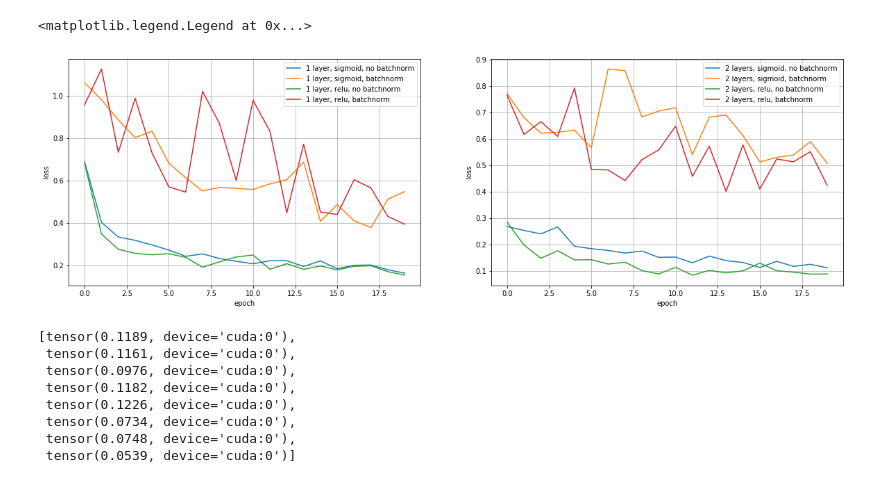
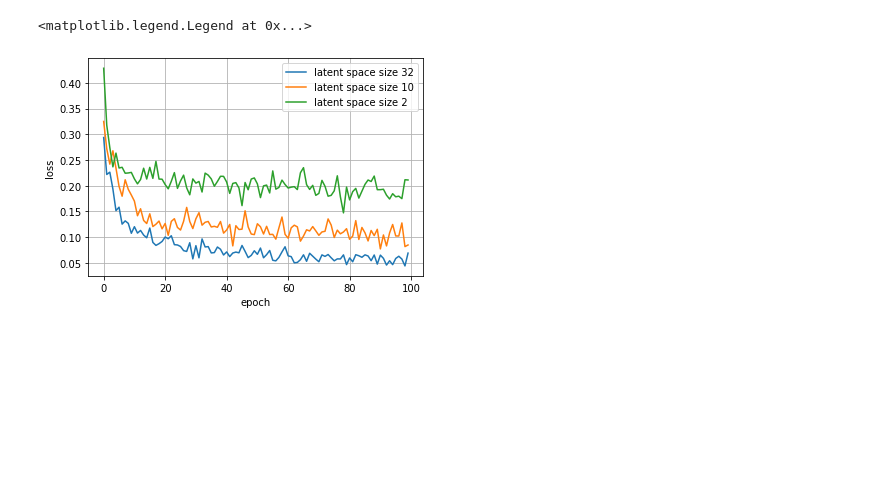
Before and after one commit to atercygnus/Otus-DeepLearningEngeneer, a Jupyter notebook: lesson9/ae_homework.ipynb, the cells around one changed output. Drawn from its saved outputs; the diff is of its cells as text; code cells hidden in the pictures; blank space fills up the shorter version.

```diff
--- a/lesson9/ae_homework.ipynb
+++ b/lesson9/ae_homework.ipynb
@@ -230,19 +95,10 @@ class Net_2l(nn.Module):
 # %%
-latent_size = 10
-
 models = [
-    Net_1l(activation=F.sigmoid, latent_size=latent_size).cuda(),
-    Net_1l(activation=F.sigmoid, batchnorm=True, latent_size=latent_size).cuda(),
-    Net_1l(activation=F.relu, latent_size=latent_size).cuda(),
-    Net_1l(activation=F.relu, batchnorm=True, latent_size=latent_size).cuda(),
-    Net_2l(activation=F.sigmoid, latent_size=latent_size).cuda(),
-    Net_2l(activation=F.sigmoid, batchnorm=True, latent_size=latent_size).cuda(),
-    Net_2l(activation=F.relu, latent_size=latent_size).cuda(),
-    Net_2l(activation=F.relu, batchnorm=True, latent_size=latent_size).cuda()
+    Net_2l(latent_size=32).cuda(),
+    Net_2l(latent_size=10).cuda(),
+    Net_2l(latent_size=2).cuda()
 ]
-loss_test = []
 epochs = 100
-i = 0
 loss__ = []
 
 for e in range(epochs):
@@ -263,5 +119,5 @@ for e in range(epochs):
             loss_.append(loss)
 
     loss__.append(loss_)
-    print("epoch %d. Losses: %.3f %.3f %.3f %.3f %.3f %.3f %.3f %.3f" % (e+1, *loss_))
+    print("epoch %d. Losses: %.3f %.3f %.3f" % (e+1, *loss_))
 # %% [output]
@@ -289,38 +141,12 @@ KeyboardInterrupt:
-# %%
-f = plt.figure(figsize=(20, 6))
-
-ax0 = f.add_subplot(121)
-plt.plot(np.array(loss__)[:, 0], label='1 layer, sigmoid, no batchnorm')
-plt.plot(np.array(loss__)[:, 1], label='1 layer, sigmoid, batchnorm')
-plt.plot(np.array(loss__)[:, 2], label='1 layer, relu, no batchnorm')
-plt.plot(np.array(loss__)[:, 3], label='1 layer, relu, batchnorm')
-
-plt.xlabel('epoch')
-plt.ylabel('loss')
-plt.grid(True)
-plt.legend()
-
-ax0 = f.add_subplot(122)
-plt.plot(np.array(loss__)[:, 4], label='2 layers, sigmoid, no batchnorm')
-plt.plot(np.array(loss__)[:, 5], label='2 layers, sigmoid, batchnorm')
-plt.plot(np.array(loss__)[:, 6], label='2 layers, relu, no batchnorm')
-plt.plot(np.array(loss__)[:, 7], label='2 layers, relu, batchnorm')
-
-plt.xlabel('epoch')
-plt.ylabel('loss')
-plt.grid(True)
-plt.legend()
-# %% [output]
-<matplotlib.legend.Legend at 0x...>
-[figure, removed]
-# %%
-loss__[-1]
-# %% [output]
-[tensor(0.1189, device='cuda:0'),
- tensor(0.1161, device='cuda:0'),
- tensor(0.0976, device='cuda:0'),
- tensor(0.1182, device='cuda:0'),
- tensor(0.1226, device='cuda:0'),
- tensor(0.0734, device='cuda:0'),
- tensor(0.0748, device='cuda:0'),
- tensor(0.0539, device='cuda:0')]
+# %%
+plt.plot(np.array(loss__)[:, 0], label='latent space size 32')
+plt.plot(np.array(loss__)[:, 1], label='latent space size 10')
+plt.plot(np.array(loss__)[:, 2], label='latent space size 2')
+
+plt.xlabel('epoch')
+plt.ylabel('loss')
+plt.grid(True)
+plt.legend()
+# %% [output]
+<matplotlib.legend.Legend at 0x...>
+[figure, added]
```
Also changed, not shown: parts of 33 cells of this notebook.
